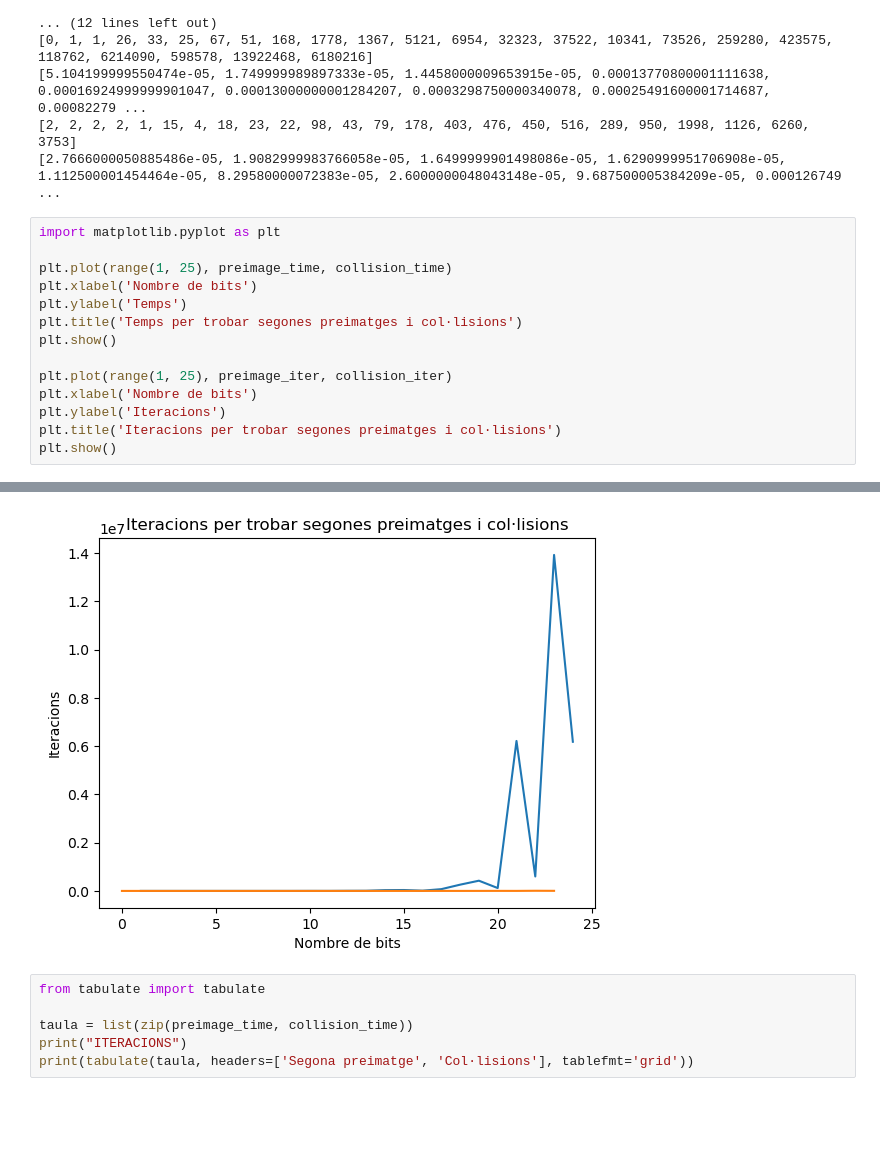
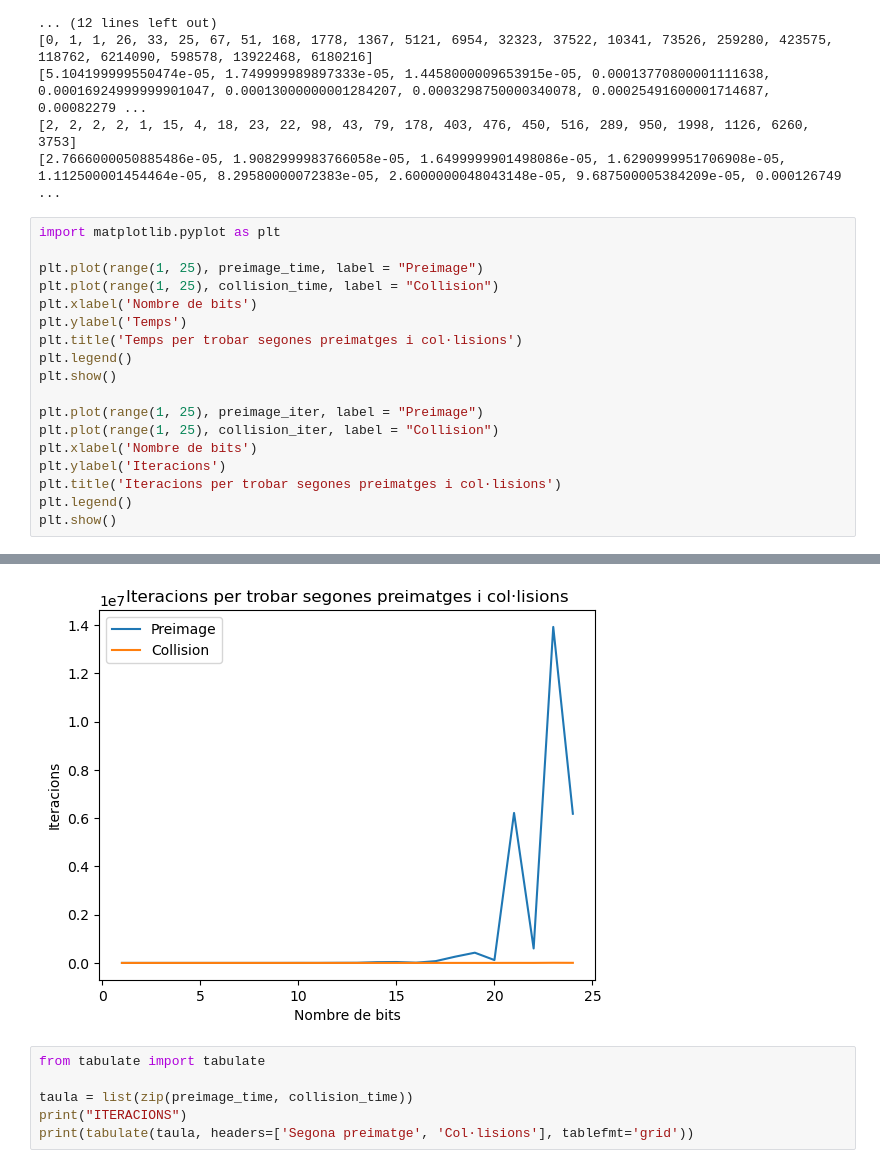
Before and after one commit to 1637521albert/Hash_functions, a Jupyter notebook: Hash_functions.ipynb, the cells around one changed output, grey strips where cells are left out. Saved outputs shown, nothing was run; the diff lists cells and outputs as text; blank space fills up the shorter version.

Commit message:
time calcs

```diff
--- a/Hash_functions.ipynb
+++ b/Hash_functions.ipynb
@@ -122,15 +122,19 @@ print(collision_time)
 # %%
 import matplotlib.pyplot as plt
 
-plt.plot(range(1, 25), preimage_time, collision_time)
+plt.plot(range(1, 25), preimage_time, label = "Preimage")
+plt.plot(range(1, 25), collision_time, label = "Collision")
 plt.xlabel('Nombre de bits')
 plt.ylabel('Temps')
 plt.title('Temps per trobar segones preimatges i col·lisions')
+plt.legend()
 plt.show()
 
-plt.plot(range(1, 25), preimage_iter, collision_iter)
+plt.plot(range(1, 25), preimage_iter, label = "Preimage")
+plt.plot(range(1, 25), collision_iter, label = "Collision")
 plt.xlabel('Nombre de bits')
 plt.ylabel('Iteracions')
 plt.title('Iteracions per trobar segones preimatges i col·lisions')
+plt.legend()
 plt.show()
 # %% [output]
@@ -138,4 +142,4 @@ plt.show()
-[figure, old version]
+[figure, new version]
 # %%
 from tabulate import tabulate
 
```
Also changed, not shown: parts of 3 cells of this notebook.
